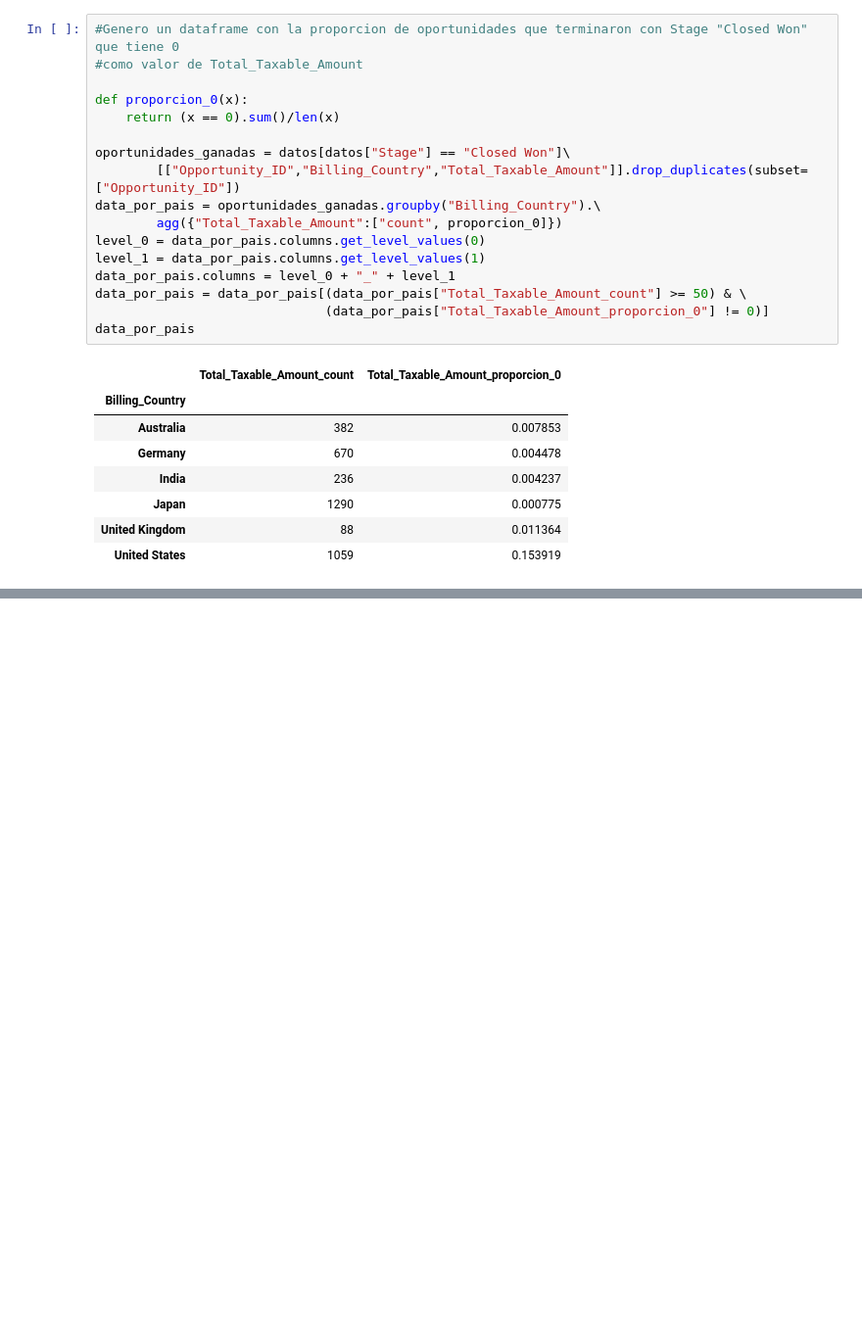
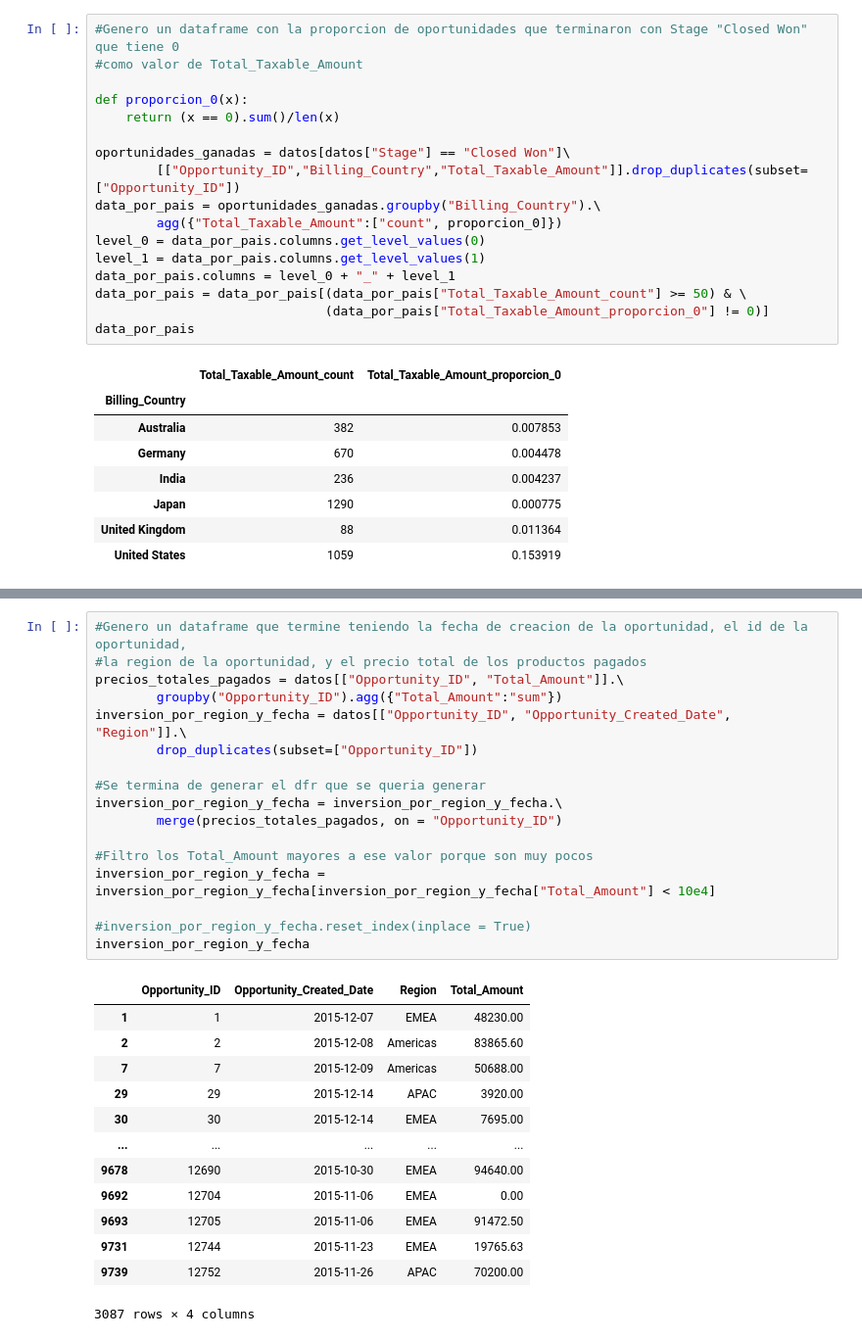
Before and after one commit to RiedelNicolas/75.06-2C2020-TP1, a Jupyter notebook: Codigo_analisis.ipynb, the cells around one changed output, grey strips where cells are left out. Shown at 98% size. Cells and saved outputs as stored; diff of their text form; blank space fills up the shorter version.

```diff
--- a/Codigo_analisis.ipynb
+++ b/Codigo_analisis.ipynb
@@ -451,3 +450,34 @@ plt.savefig("img/Paises/Proporción de ventas ganadas con exención de impuestos
 plt.show()
 # %% [output]
 [figure]
+# %%
+#Genero un dataframe que termine teniendo la fecha de creacion de la oportunidad, el id de la oportunidad,
+#la region de la oportunidad, y el precio total de los productos pagados
+precios_totales_pagados = datos[["Opportunity_ID", "Total_Amount"]].\
+        groupby("Opportunity_ID").agg({"Total_Amount":"sum"})
+inversion_por_region_y_fecha = datos[["Opportunity_ID", "Opportunity_Created_Date", "Region"]].\
+        drop_duplicates(subset=["Opportunity_ID"])
+
+#Se termina de generar el dfr que se queria generar
+inversion_por_region_y_fecha = inversion_por_region_y_fecha.\
+        merge(precios_totales_pagados, on = "Opportunity_ID")
+
+#Filtro los Total_Amount mayores a ese valor porque son muy pocos
+inversion_por_region_y_fecha = inversion_por_region_y_fecha[inversion_por_region_y_fecha["Total_Amount"] < 10e4]
+
+#inversion_por_region_y_fecha.reset_index(inplace = True)
+inversion_por_region_y_fecha
+# %% [output]
+|  | Opportunity_ID | Opportunity_Created_Date | Region | Total_Amount |
+| 1 | 1 | 2015-12-07 | EMEA | 48230.00 |
+| 2 | 2 | 2015-12-08 | Americas | 83865.60 |
+| 7 | 7 | 2015-12-09 | Americas | 50688.00 |
+| 29 | 29 | 2015-12-14 | APAC | 3920.00 |
+| 30 | 30 | 2015-12-14 | EMEA | 7695.00 |
+| ... | ... | ... | ... | ... |
+| 9678 | 12690 | 2015-10-30 | EMEA | 94640.00 |
+| 9692 | 12704 | 2015-11-06 | EMEA | 0.00 |
+| 9693 | 12705 | 2015-11-06 | EMEA | 91472.50 |
+| 9731 | 12744 | 2015-11-23 | EMEA | 19765.63 |
+| 9739 | 12752 | 2015-11-26 | APAC | 70200.00 |
+3087 rows × 4 columns
```
Also changed, not shown: parts of 4 cells of this notebook.
